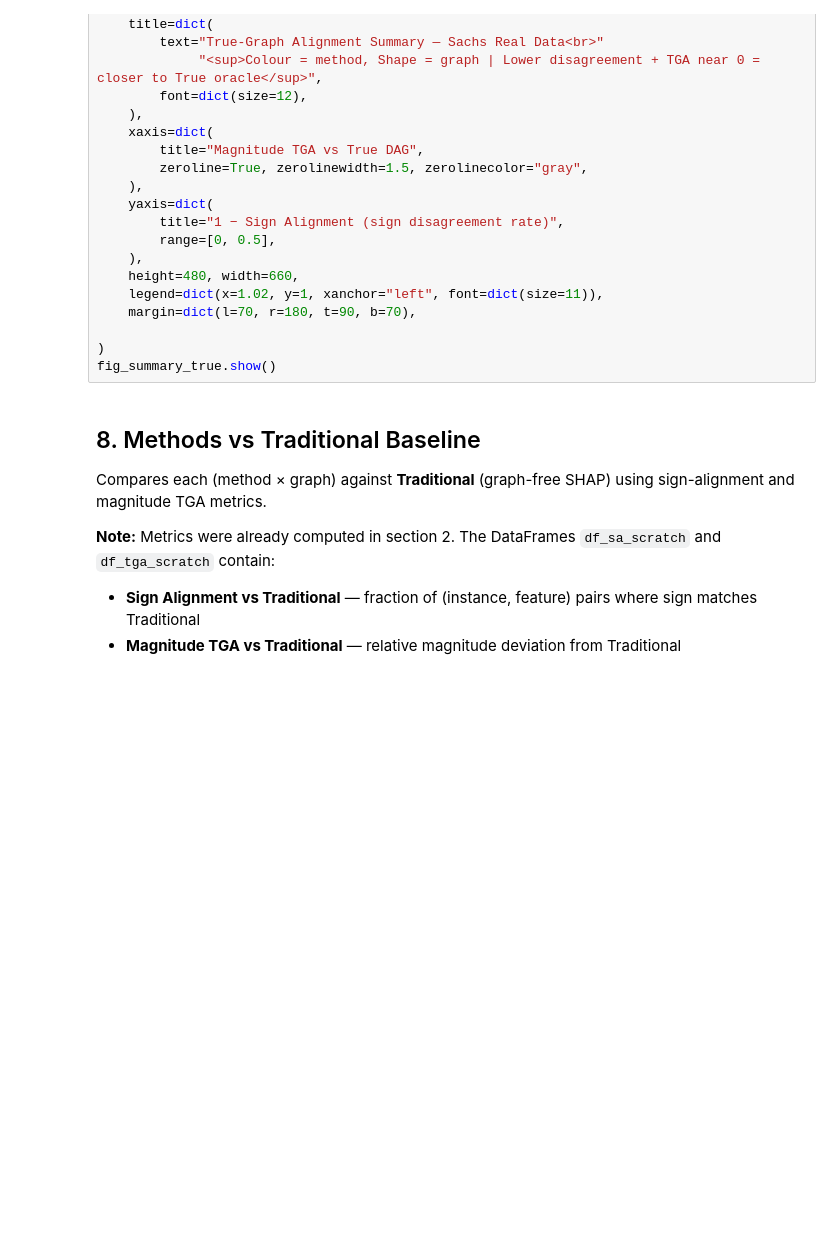
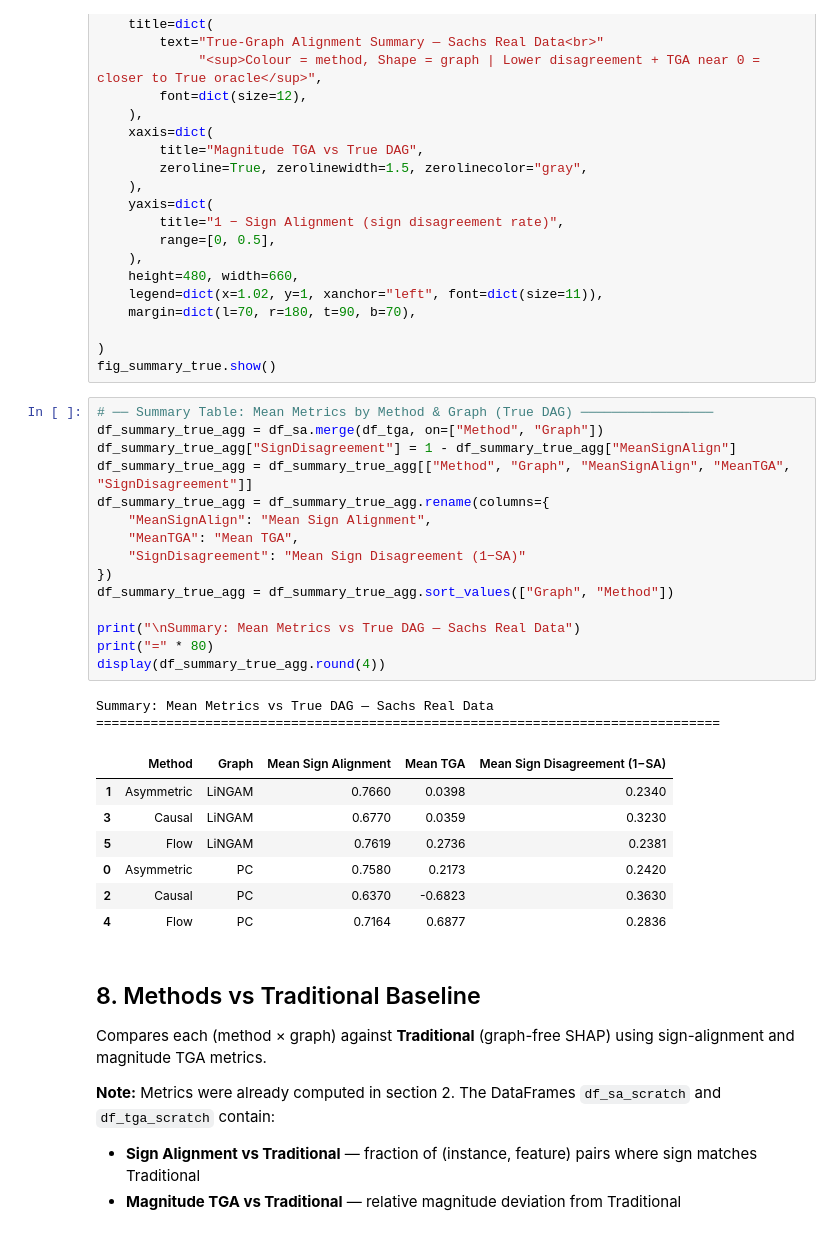
Before and after one commit to juanriosg12/master_thesis, a Jupyter notebook: notebooks/real_data_summary.ipynb, the cells around one changed output. Drawn from its saved outputs; the diff is of its cells as text; blank space fills up the shorter version.

Commit message:
update shapley_summary notebooks

```diff
--- a/notebooks/real_data_summary.ipynb
+++ b/notebooks/real_data_summary.ipynb
@@ -990,6 +1009,31 @@ fig_summary_true.update_layout(
 
 )
 fig_summary_true.show()
+# %%
+# ── Summary Table: Mean Metrics by Method & Graph (True DAG) ─────────────────
+df_summary_true_agg = df_sa.merge(df_tga, on=["Method", "Graph"])
+df_summary_true_agg["SignDisagreement"] = 1 - df_summary_true_agg["MeanSignAlign"]
+df_summary_true_agg = df_summary_true_agg[["Method", "Graph", "MeanSignAlign", "MeanTGA", "SignDisagreement"]]
+df_summary_true_agg = df_summary_true_agg.rename(columns={
+    "MeanSignAlign": "Mean Sign Alignment",
+    "MeanTGA": "Mean TGA",
+    "SignDisagreement": "Mean Sign Disagreement (1−SA)"
+})
+df_summary_true_agg = df_summary_true_agg.sort_values(["Graph", "Method"])
+
+print("\nSummary: Mean Metrics vs True DAG — Sachs Real Data")
+print("=" * 80)
+display(df_summary_true_agg.round(4))
+# %% [output]
+Summary: Mean Metrics vs True DAG — Sachs Real Data
+================================================================================
+|  | Method | Graph | Mean Sign Alignment | Mean TGA | Mean Sign Disagreement (1−SA) |
+| 1 | Asymmetric | LiNGAM | 0.7660 | 0.0398 | 0.2340 |
+| 3 | Causal | LiNGAM | 0.6770 | 0.0359 | 0.3230 |
+| 5 | Flow | LiNGAM | 0.7619 | 0.2736 | 0.2381 |
+| 0 | Asymmetric | PC | 0.7580 | 0.2173 | 0.2420 |
+| 2 | Causal | PC | 0.6370 | -0.6823 | 0.3630 |
+| 4 | Flow | PC | 0.7164 | 0.6877 | 0.2836 |
 # %% [markdown]
 ## 8. Methods vs Traditional Baseline
 
```
Also changed, not shown: parts of 6 cells of this notebook, 1 other file.
